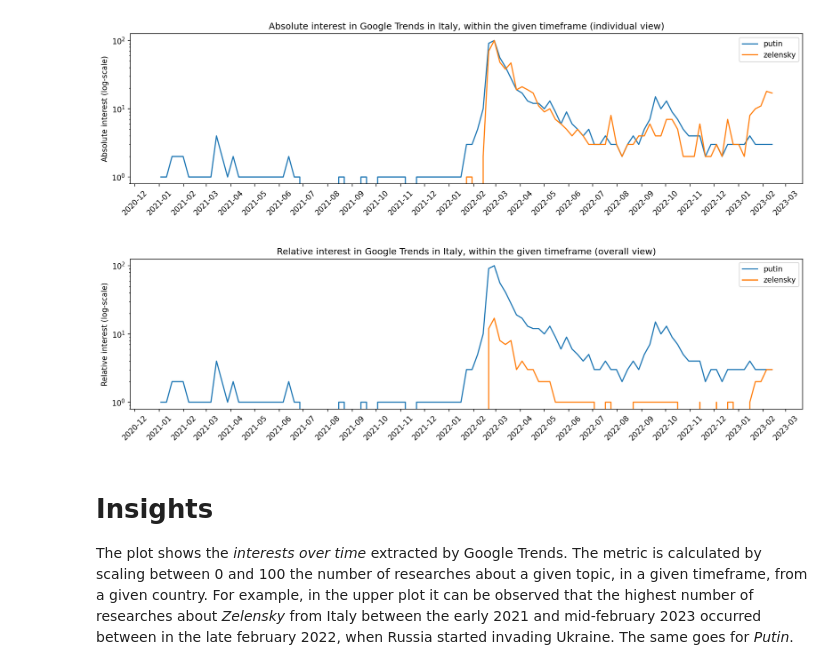
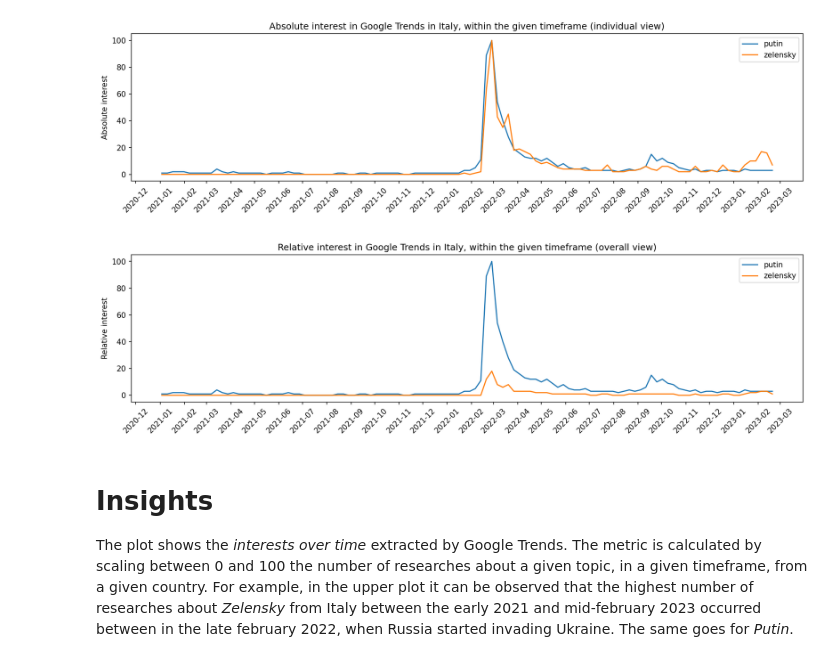
Before and after one commit to vincenzojrs/Big-Data-with-applications-to-Social-Networks, a Jupyter notebook: googletrends.ipynb, the cells around one changed output. Cells and saved outputs as stored; diff of their text form; code cells hidden in the pictures.

```diff
--- a/googletrends.ipynb
+++ b/googletrends.ipynb
@@ -37,33 +37,41 @@ data_individual = retrieve_data(topic, 'individual')
 # %%
 def plotting(dataframes: list, log = False):
     gs = GridSpec(2, 1)
     plt.figure(figsize=(16, 9), dpi = 150)
 
     ax1 = plt.subplot(gs[0, 0])
-    ax1.plot(dataframes[0].index, dataframes[0][topic], label = topic)
+    ax1.plot(dataframes[0].index, dataframes[0][topic[0]], label = topic[0])
+    ax1.plot(dataframes[0].index, dataframes[0][topic[1]], label = topic[1])
     ax1.set_title("Absolute interest in Google Trends in Italy, within the given timeframe (individual view)")
     ax1.xaxis.set_major_locator(mdates.MonthLocator(interval=1))
     plt.xticks(rotation=45)
     ax1.legend(loc="upper right")
-    ax1.set_ylabel('Absolute interest (log-scale)')
     if log == True:
+        ax1.set_ylabel('Absolute interest (log-scale)')
         plt.yscale('log')
+    else:
+        ax1.set_ylabel('Absolute interest')
+
 
     ax2 = plt.subplot(gs[1, 0], sharex = ax1)
-    ax2.plot(dataframes[1].index, dataframes[1][topic], label = topic)
+    ax2.plot(dataframes[1].index, dataframes[1][topic[0]], label = topic[0])
+    ax2.plot(dataframes[1].index, dataframes[1][topic[1]], label = topic[1])
     ax2.set_title("Relative interest in Google Trends in Italy, within the given timeframe (overall view)")
     ax2.xaxis.set_major_locator(mdates.MonthLocator(interval=1))
     plt.xticks(rotation=45)
     ax2.legend(loc="upper right")
-    ax2.set_ylabel('Relative interest (log-scale)')
+
     if log == True:
+        ax2.set_ylabel('Relative interest (log-scale)')
         plt.yscale('log')
+    else:
+        ax2.set_ylabel('Relative interest')
 
     plt.subplots_adjust(hspace=0.5)
 
-plotting([data_individual, data_overall], log = True)
+plotting([data_individual, data_overall], log = False)
 # %% [output]
-[figure, old version]
+[figure, new version]
 # %% [markdown]
 # Insights
 The plot shows the *interests over time* extracted by Google Trends. The metric is calculated by scaling between 0 and 100 the number of researches about a given topic, in a given timeframe, from a given country.
```
